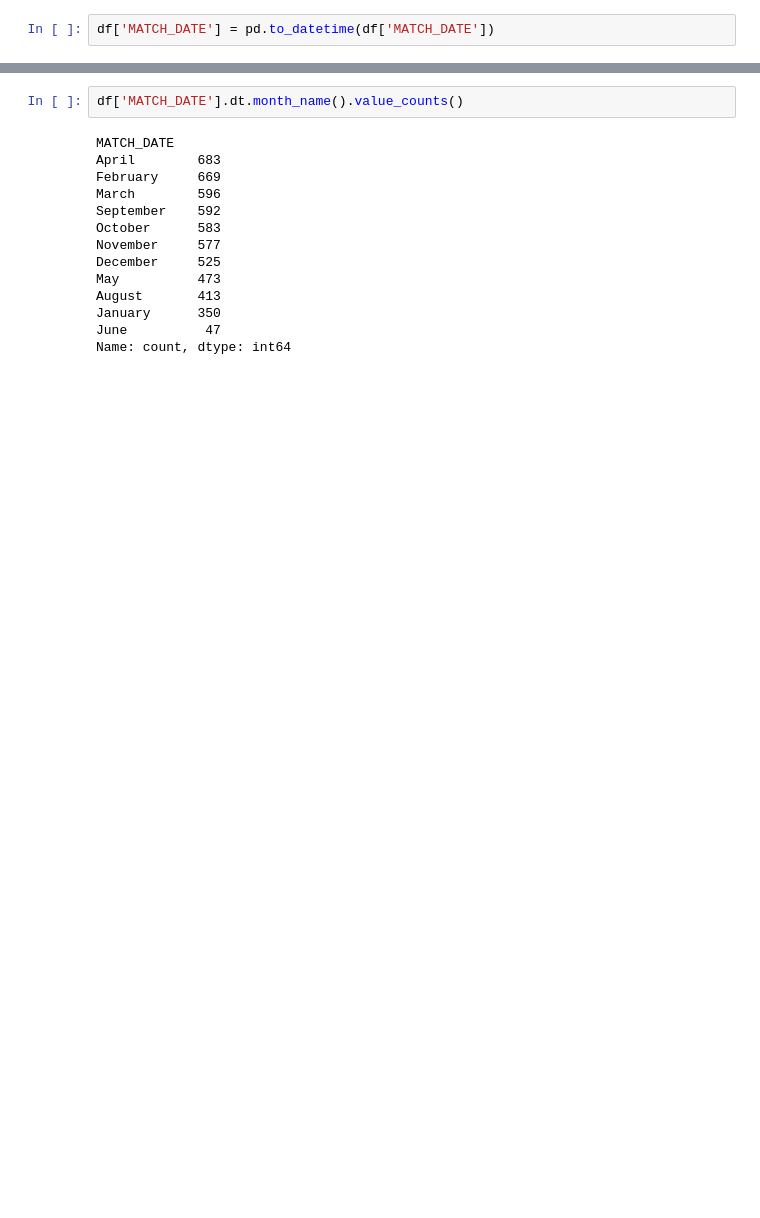
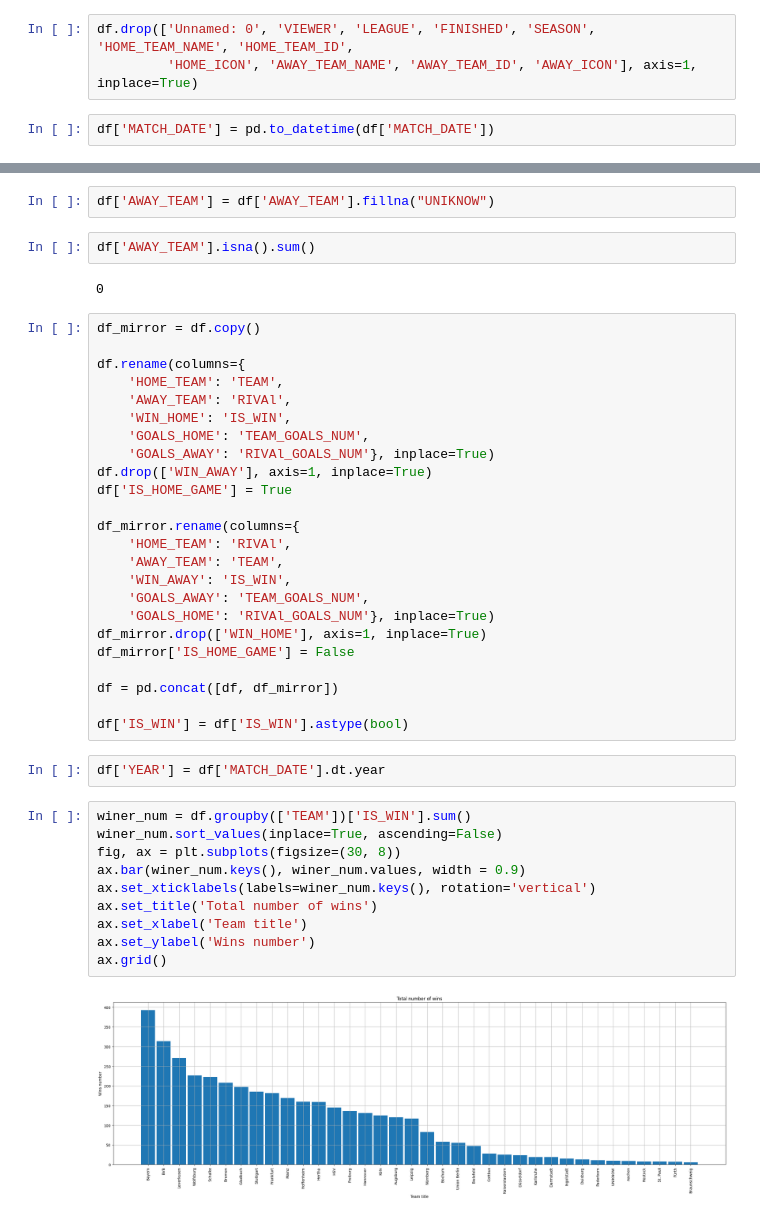
Before and after one commit to ivan-ver/Football_Bundesliga_Seasons, a Jupyter notebook: notebooks/eda.ipynb, the cells around one changed output, grey strips where cells are left out. Drawn from its saved outputs; the diff is of its cells as text; blank space fills up the shorter version.

```diff
--- a/notebooks/eda.ipynb
+++ b/notebooks/eda.ipynb
@@ -54,2 +52,5 @@ df.set_index('Unnamed: 0', inplace=True)
+# %%
+df.drop(['Unnamed: 0', 'VIEWER', 'LEAGUE', 'FINISHED', 'SEASON', 'HOME_TEAM_NAME', 'HOME_TEAM_ID',
+         'HOME_ICON', 'AWAY_TEAM_NAME', 'AWAY_TEAM_ID', 'AWAY_ICON'], axis=1, inplace=True)
 # %%
 df['MATCH_DATE'] = pd.to_datetime(df['MATCH_DATE'])
@@ -83,16 +66,44 @@ memory usage: 952.1+ KB
+# %%
+df['AWAY_TEAM'] = df['AWAY_TEAM'].fillna("UNIKNOW")
+# %%
+df['AWAY_TEAM'].isna().sum()
+# %% [output]
+0
+# %%
+df_mirror = df.copy()
+
+df.rename(columns={
+    'HOME_TEAM': 'TEAM',
+    'AWAY_TEAM': 'RIVAl',
+    'WIN_HOME': 'IS_WIN',
+    'GOALS_HOME': 'TEAM_GOALS_NUM',
+    'GOALS_AWAY': 'RIVAl_GOALS_NUM'}, inplace=True)
+df.drop(['WIN_AWAY'], axis=1, inplace=True)
+df['IS_HOME_GAME'] = True
+
+df_mirror.rename(columns={
+    'HOME_TEAM': 'RIVAl',
+    'AWAY_TEAM': 'TEAM',
+    'WIN_AWAY': 'IS_WIN',
+    'GOALS_AWAY': 'TEAM_GOALS_NUM',
+    'GOALS_HOME': 'RIVAl_GOALS_NUM'}, inplace=True)
+df_mirror.drop(['WIN_HOME'], axis=1, inplace=True)
+df_mirror['IS_HOME_GAME'] = False
+
+df = pd.concat([df, df_mirror])
+
+df['IS_WIN'] = df['IS_WIN'].astype(bool)
 # %%
-df['MATCH_DATE'].dt.month_name().value_counts()
+df['YEAR'] = df['MATCH_DATE'].dt.year
-# %% [output]
-MATCH_DATE
-April        683
-February     669
-March        596
-September    592
-October      583
-November     577
-December     525
-May          473
-August       413
-January      350
-June          47
-Name: count, dtype: int64
+# %%
+winer_num = df.groupby(['TEAM'])['IS_WIN'].sum()
+winer_num.sort_values(inplace=True, ascending=False)
+fig, ax = plt.subplots(figsize=(30, 8))
+ax.bar(winer_num.keys(), winer_num.values, width = 0.9)
+ax.set_xticklabels(labels=winer_num.keys(), rotation='vertical')
+ax.set_title('Total number of wins')
+ax.set_xlabel('Team title')
+ax.set_ylabel('Wins number')
+ax.grid()
+# %% [output]
+[figure, added]
```
Also changed, not shown: parts of 47 cells of this notebook, 7 other files.
